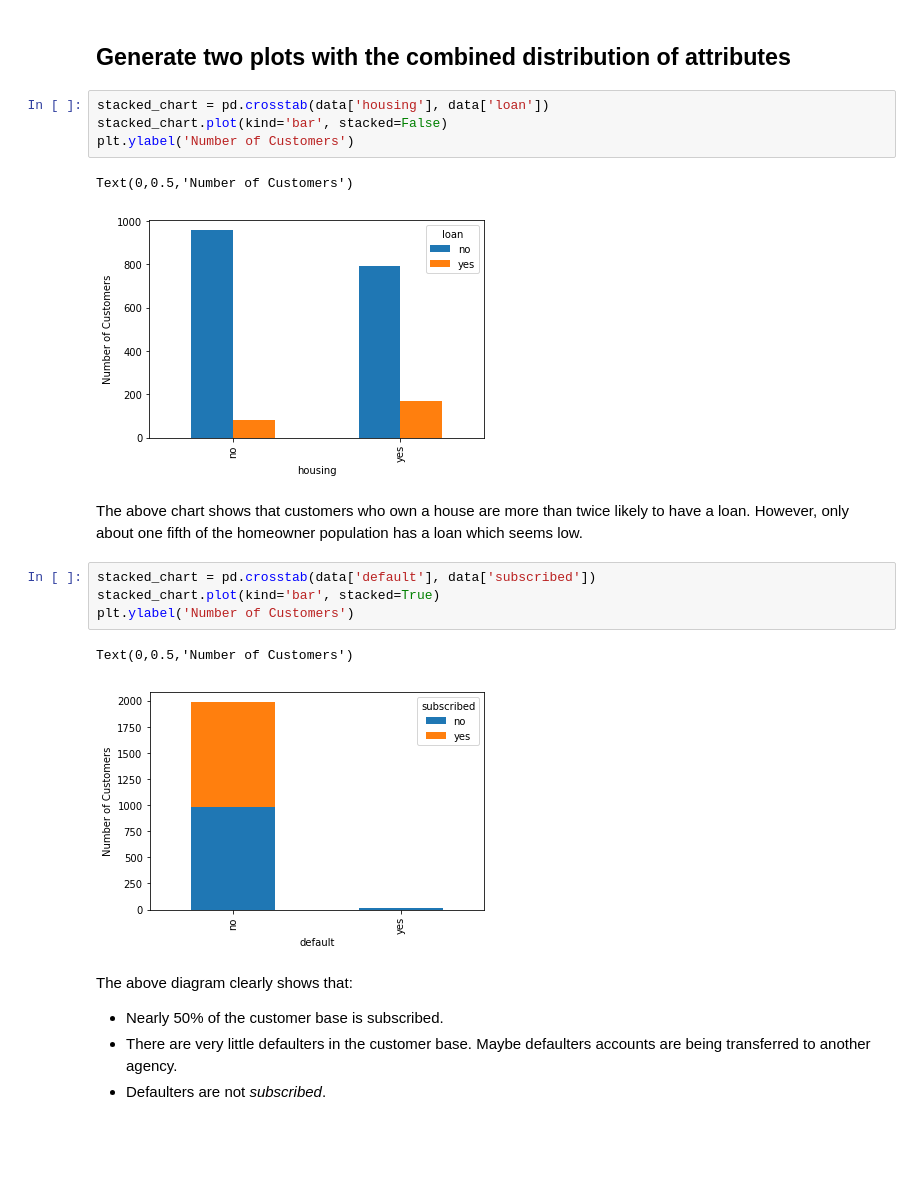
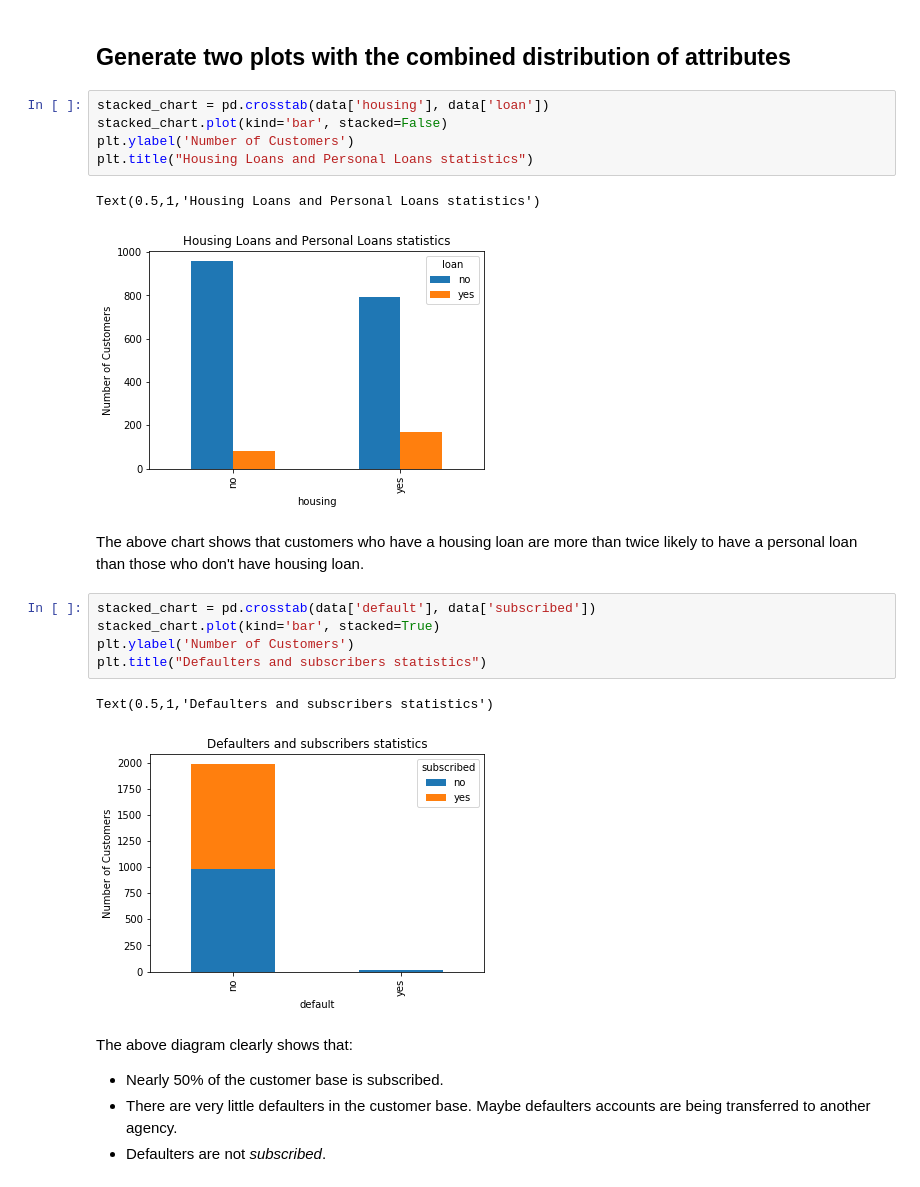
Before and after one commit to vipulpopat/MSCAI_Sem1_Etivity1, a Jupyter notebook: Etivity1.ipynb, the cells around one changed output. Saved outputs shown, nothing was run; the diff lists cells and outputs as text; blank space fills up the shorter version.

```diff
--- a/Etivity1.ipynb
+++ b/Etivity1.ipynb
@@ -270,19 +270,21 @@ This graph confirms that nearly the majority customers have **Secondary level ed
 # %%
 stacked_chart = pd.crosstab(data['housing'], data['loan'])
 stacked_chart.plot(kind='bar', stacked=False)
 plt.ylabel('Number of Customers')
+plt.title("Housing Loans and Personal Loans statistics")
 # %% [output]
-Text(0,0.5,'Number of Customers')
+Text(0.5,1,'Housing Loans and Personal Loans statistics')
-[figure, old version]
+[figure, new version]
 # %% [markdown]
-The above chart shows that customers who own a house are more than twice likely to have a loan. However, only about one fifth of the homeowner population has a loan which seems low.
+The above chart shows that customers who have a housing loan are more than twice likely to have a personal loan than those who don't have housing loan.
 # %%
 stacked_chart = pd.crosstab(data['default'], data['subscribed'])
 stacked_chart.plot(kind='bar', stacked=True)
 plt.ylabel('Number of Customers')
+plt.title("Defaulters and subscribers statistics")
 # %% [output]
-Text(0,0.5,'Number of Customers')
+Text(0.5,1,'Defaulters and subscribers statistics')
-[figure, old version]
+[figure, new version]
 # %% [markdown]
 The above diagram clearly shows that:
 * Nearly 50% of the customer base is subscribed.
```
Also changed, not shown: parts of 23 cells of this notebook.
